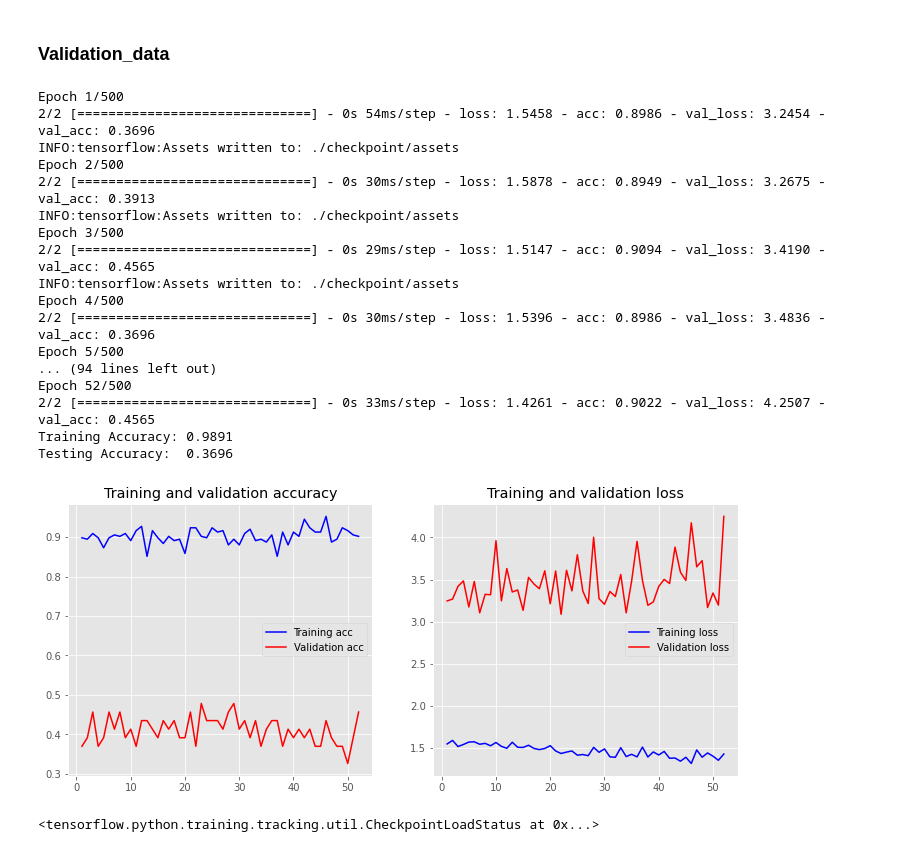
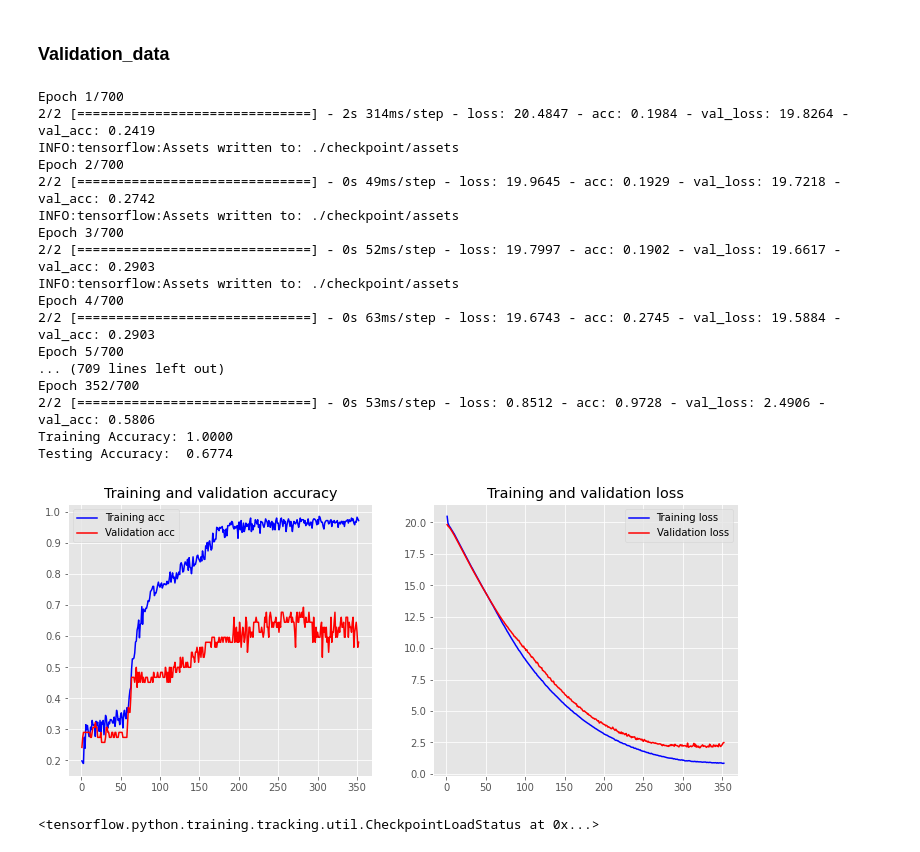
Before and after one commit to KaboomPhysicist/Datathon, a Jupyter notebook: train_models/Augmented Em-pre_DNN.ipynb, the cells around one changed output. Saved outputs shown, nothing was run; the diff lists cells and outputs as text; code cells hidden in the pictures.

Commit message:
Implemented model metrics.

```diff
--- a/train_models/Augmented Em-pre_DNN.ipynb
+++ b/train_models/Augmented Em-pre_DNN.ipynb
@@ -357,37 +383,39 @@ Testing Accuracy:  0.2609
 # %%
 keras.backend.clear_session()
+mod = create_model(neurons=60, momentum=0.9)
+
 es=EarlyStopping(monitor='val_loss',patience=30, restore_best_weights=True)
 mcp_save = ModelCheckpoint('./checkpoint',save_best_only=True, monitor='val_acc', mode='max')
 
 history = mod.fit(X_train, y_train,
                             batch_size=256,
-                            epochs=500,
+                            epochs=700,
                             validation_data=(X_test, y_test),
                             callbacks=[es,mcp_save])
 loss, accuracy = mod.evaluate(X_train, y_train, verbose=False)
 print("Training Accuracy: {:.4f}".format(accuracy))
 loss, accuracy = mod.evaluate(X_test, y_test, verbose=False)
 print("Testing Accuracy:  {:.4f}".format(accuracy))
 plot_history(history)
 # %% [output]
-Epoch 1/500
-2/2 [==============================] - 0s 54ms/step - loss: 1.5458 - acc: 0.8986 - val_loss: 3.2454 - val_acc: 0.3696
+Epoch 1/700
+2/2 [==============================] - 2s 314ms/step - loss: 20.4847 - acc: 0.1984 - val_loss: 19.8264 - val_acc: 0.2419
 INFO:tensorflow:Assets written to: ./checkpoint/assets
-Epoch 2/500
-2/2 [==============================] - 0s 30ms/step - loss: 1.5878 - acc: 0.8949 - val_loss: 3.2675 - val_acc: 0.3913
+Epoch 2/700
+2/2 [==============================] - 0s 49ms/step - loss: 19.9645 - acc: 0.1929 - val_loss: 19.7218 - val_acc: 0.2742
 INFO:tensorflow:Assets written to: ./checkpoint/assets
-Epoch 3/500
-2/2 [==============================] - 0s 29ms/step - loss: 1.5147 - acc: 0.9094 - val_loss: 3.4190 - val_acc: 0.4565
+Epoch 3/700
+2/2 [==============================] - 0s 52ms/step - loss: 19.7997 - acc: 0.1902 - val_loss: 19.6617 - val_acc: 0.2903
 INFO:tensorflow:Assets written to: ./checkpoint/assets
-Epoch 4/500
-2/2 [==============================] - 0s 30ms/step - loss: 1.5396 - acc: 0.8986 - val_loss: 3.4836 - val_acc: 0.3696
-Epoch 5/500
-... (94 lines left out)
-Epoch 52/500
-2/2 [==============================] - 0s 33ms/step - loss: 1.4261 - acc: 0.9022 - val_loss: 4.2507 - val_acc: 0.4565
-Training Accuracy: 0.9891
-Testing Accuracy:  0.3696
+Epoch 4/700
+2/2 [==============================] - 0s 63ms/step - loss: 19.6743 - acc: 0.2745 - val_loss: 19.5884 - val_acc: 0.2903
+Epoch 5/700
+... (709 lines left out)
+Epoch 352/700
+2/2 [==============================] - 0s 53ms/step - loss: 0.8512 - acc: 0.9728 - val_loss: 2.4906 - val_acc: 0.5806
+Training Accuracy: 1.0000
+Testing Accuracy:  0.6774
-[figure, old version]
+[figure, new version]
 # %%
 mod.load_weights('./checkpoint')
 # %% [output]
```
Also changed, not shown: parts of 27 cells of this notebook.
